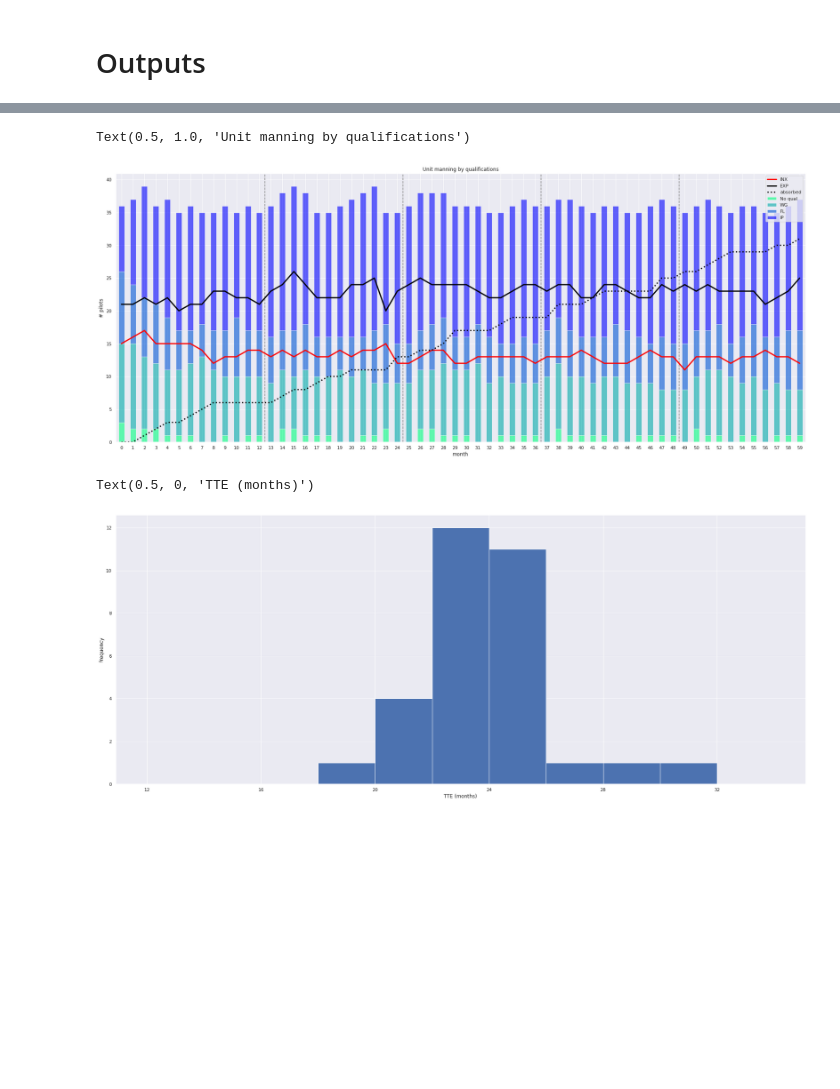
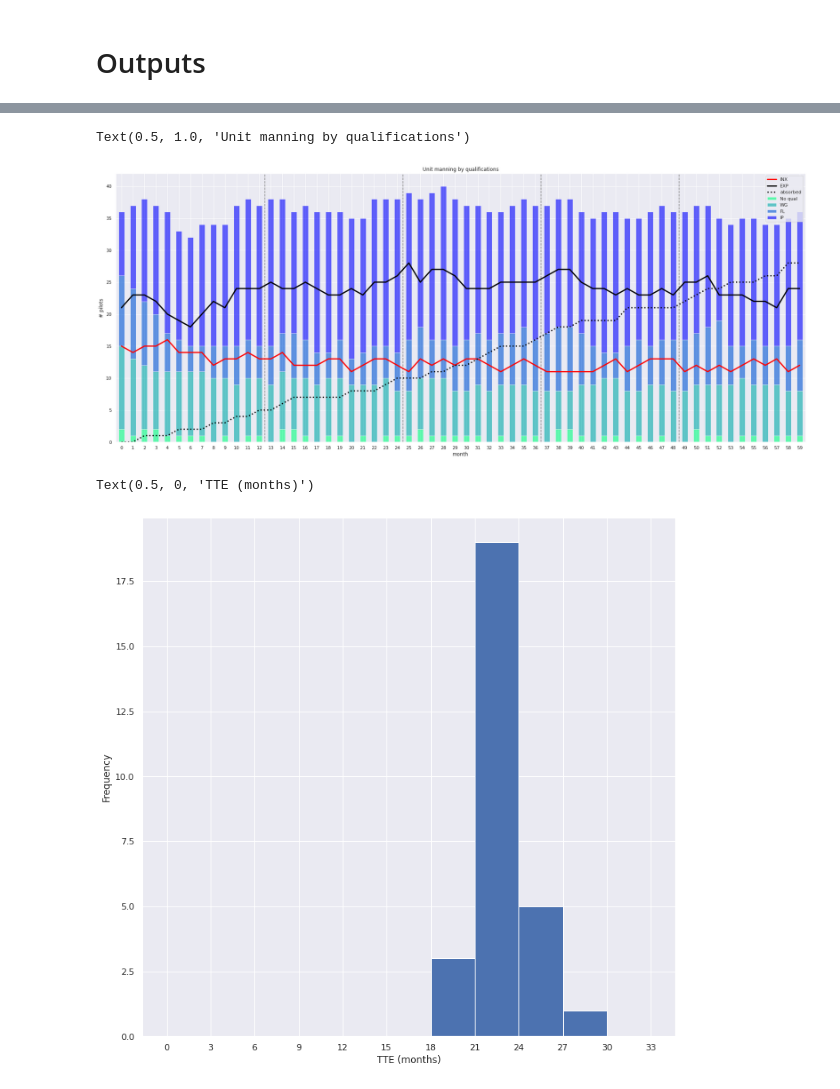
Before and after one commit to ialara/actf, a Jupyter notebook: as_vignettes_10x8_tos30_inxtails33.ipynb, the cells around one changed output, grey strips where cells are left out. Cells and saved outputs as stored; diff of their text form; code cells hidden in the pictures; blank space fills up the shorter version.

```diff
--- a/as_vignettes_10x8_tos30_inxtails33.ipynb
+++ b/as_vignettes_10x8_tos30_inxtails33.ipynb
@@ -315,7 +315,7 @@ class Squadron:
           # Assuming 10-turn-8 pattern, and each INX needing supervision,
           # 9 tails assignable to INX each day.
           # Even probability of assignment per student means p = 9 / num_INX.
-            my_draw = rng.binomial(fly_days, min(daily_inx_tails / len(INX_pilots), 0.99))
+            my_draw = rng.binomial(fly_days - p.scm, min(daily_inx_tails / len(INX_pilots), 0.99))
             my_SCM = max(min(my_draw, sorties_available), 0)
             p.scm = my_SCM
             #print(f'PID {p.id:2d}: drew {my_draw:2d}, flying {my_SCM:2d}. p.scm: {p.scm}')
@@ -356,7 +356,7 @@ class Squadron:
         non_absorption_sorties = 0
         for p in EXP_pilots:
             assert p.id not in set([inx.id for inx in INX_pilots]), 'Pilot cannot be INX and EXP'
-            my_draw = rng.binomial(fly_days, min(len(EXP_pilots), ((sorties_available / fly_days) - 2*daily_inx_tails)) / len(EXP_pilots)) # <- 2x because absorption sorties require minimum 2 jets. 1 for UP and 1 for supervisor/IP.
+            my_draw = rng.binomial(fly_days - p.scm, min(len(EXP_pilots), ((sorties_available / fly_days) - 2*daily_inx_tails)) / len(EXP_pilots)) # <- 2x because absorption sorties require minimum 2 jets. 1 for UP and 1 for supervisor/IP.
             my_SCM = max(min(my_draw, sorties_remaining), 0)
             #print(f'PID {p.id:2d}: drew {my_draw:2d}, flying {my_SCM:2d}.')
             p.scm += my_SCM
@@ -719,14 +719,15 @@ ax.set_ylabel('# pilots')
 ax.set_title('Unit manning by qualifications')
 # %% [output]
 Text(0.5, 1.0, 'Unit manning by qualifications')
-[figure, old version]
+[figure, new version]
 # %%
-absorbed['TTE'].plot.hist(bins=range(12, 36, 2))
-plt.xticks(range(12, 36, 4))
+plt.rcParams['figure.figsize'] = (12, 12)
+absorbed['TTE'].plot.hist(bins=range(0, 36, 3))
+plt.xticks(range(0, 36, 3))
 plt.xlabel('TTE (months)')
 # %% [output]
 Text(0.5, 0, 'TTE (months)')
-[figure, old version]
+[figure, new version]
 # %%
 foo['total'] = foo[['No qual', 'WG', 'FL', 'IP']].sum(axis=1)
 for qual in ['No qual', 'WG', 'FL', 'IP']:
```
Also changed, not shown: parts of 9 cells of this notebook.
